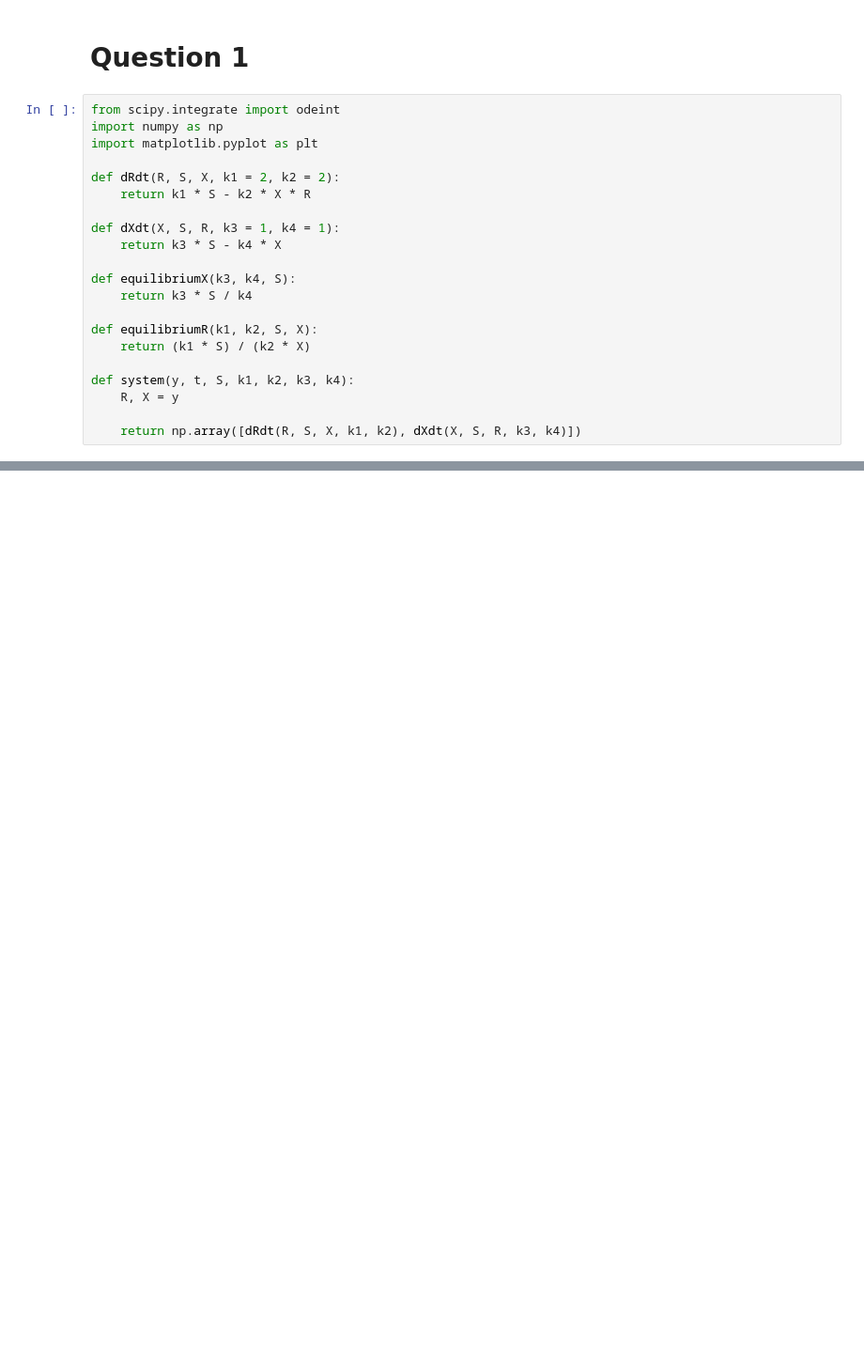
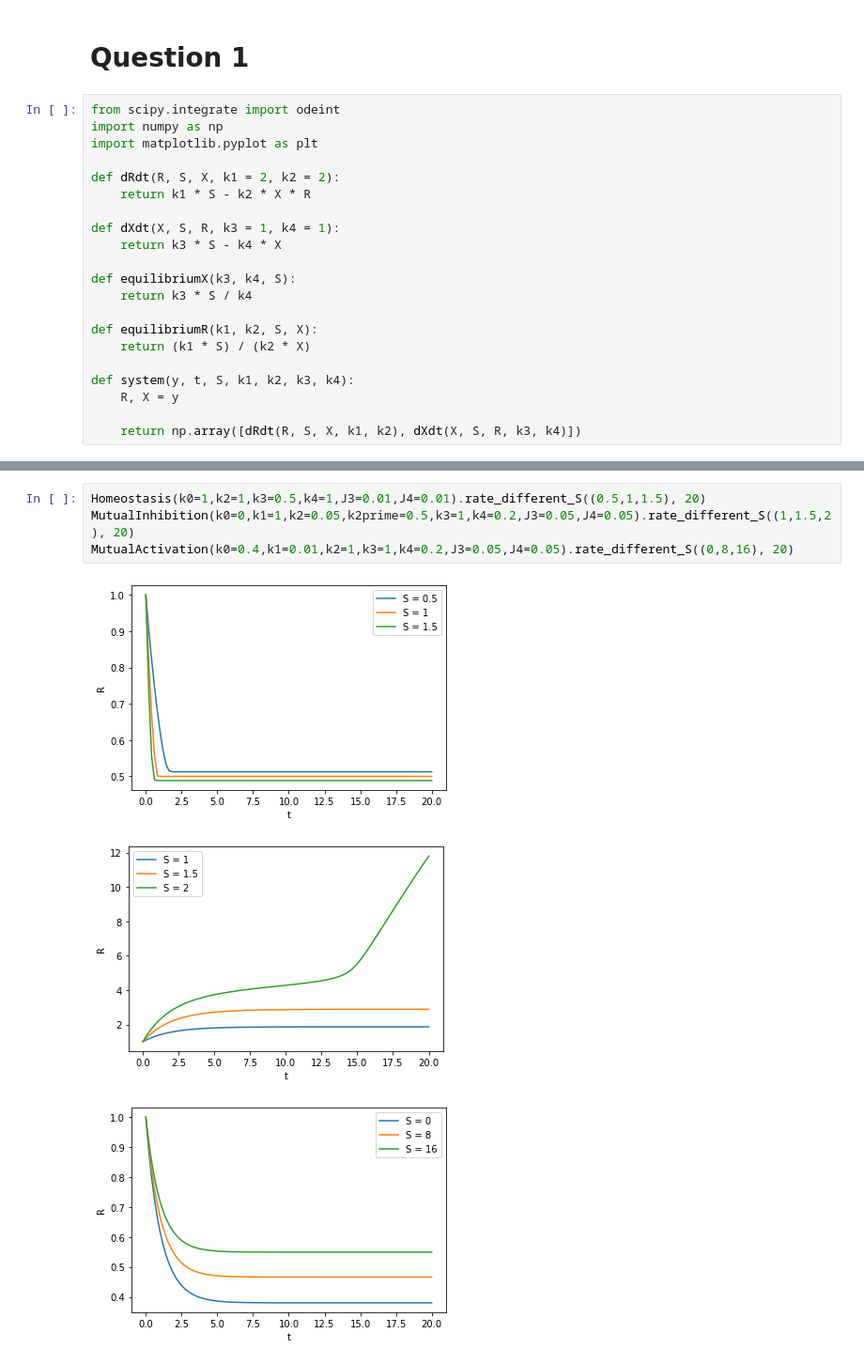
Before and after one commit to Nickvs99/ComputationalBiology, a Jupyter notebook: Set2/set2.ipynb, the cells around one changed output, grey strips where cells are left out. Shown at 94% size. Cells and saved outputs as stored; diff of their text form; blank space fills up the shorter version.

```diff
--- a/Set2/set2.ipynb
+++ b/Set2/set2.ipynb
@@ -42,0 +139,8 @@ plt.show()
+# %%
+Homeostasis(k0=1,k2=1,k3=0.5,k4=1,J3=0.01,J4=0.01).rate_different_S((0.5,1,1.5), 20)
+MutualInhibition(k0=0,k1=1,k2=0.05,k2prime=0.5,k3=1,k4=0.2,J3=0.05,J4=0.05).rate_different_S((1,1.5,2), 20)
+MutualActivation(k0=0.4,k1=0.01,k2=1,k3=1,k4=0.2,J3=0.05,J4=0.05).rate_different_S((0,8,16), 20)
+# %% [output]
+[figure, added]
+[figure, added]
+[figure, added]
```
Also changed, not shown: parts of 8 cells of this notebook.
